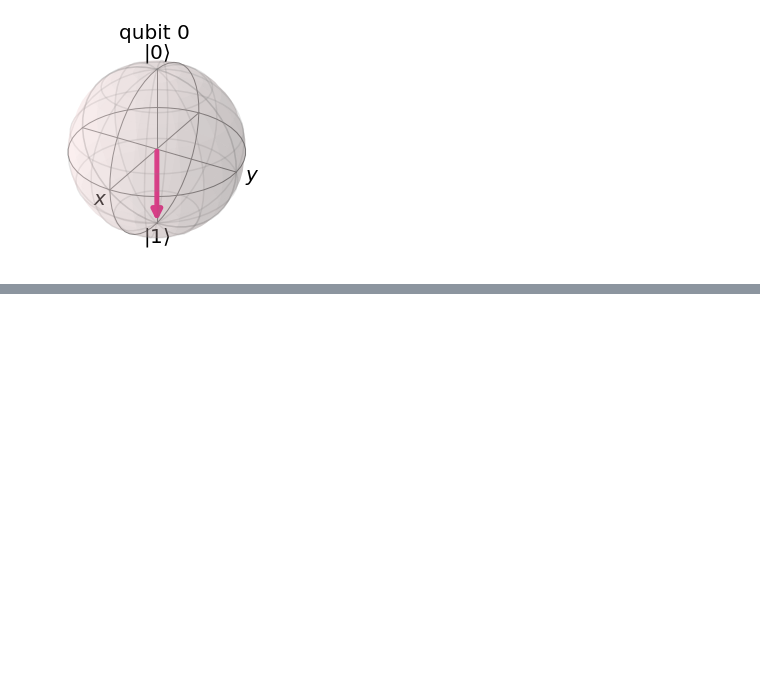
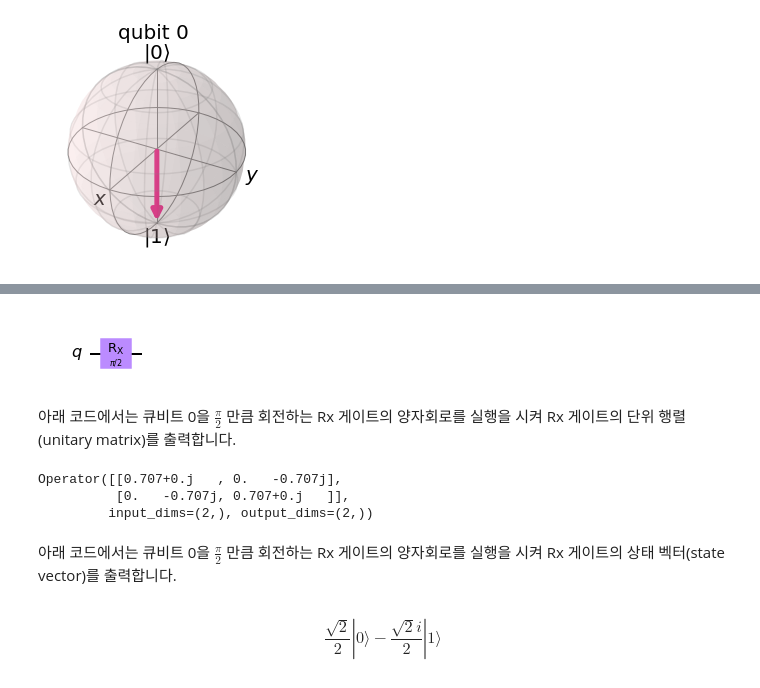
Before and after one commit to QuantumComputingKorea/Qiskit-Dev-Cert-lectures, a Jupyter notebook: Lecture1/lecture 1-0 - 단일 큐비트 게이트.ipynb, the cells around one changed output, grey strips where cells are left out. Saved outputs shown, nothing was run; the diff lists cells and outputs as text; code cells hidden in the pictures; blank space fills up the shorter version.

```diff
--- a/Lecture1/lecture 1-0 - 단일 큐비트 게이트.ipynb
+++ b/Lecture1/lecture 1-0 - 단일 큐비트 게이트.ipynb
@@ -519,0 +520,25 @@ IBM Quantum Composer은 그래픽적인 양자 프로그래밍 도구이며 큐
+# %%
+qc=QuantumCircuit(1) #1개의 큐비트를 가진 양자회로 만들기
+qc.rx(pi/2,0) #Rx 게이트를 넣어 큐비트 0에 pi/2만큼 회전시키기
+qc.draw(output="mpl") #양자회로 그리기
+# %% [output]
+[figure, added]
+# %% [markdown]
+아래 코드에서는 큐비트 0을 $\frac{\pi}{2}$ 만큼 회전하는 Rx 게이트의 양자회로를 실행을 시켜 Rx 게이트의 단위 행렬(unitary matrix)를 출력합니다.
+# %%
+backend = Aer.get_backend('unitary_simulator') #unitary simulator를 사용하는 backend를 만들기
+
+job = execute(qc, backend) #양자회로를 실행시키기
+result = job.result() #실행 결과를 가져오기
+print(result.get_unitary(qc, decimals=3)) #단위 행렬을 출력하기
+# %% [output]
+Operator([[0.707+0.j   , 0.   -0.707j],
+          [0.   -0.707j, 0.707+0.j   ]],
+         input_dims=(2,), output_dims=(2,))
+# %% [markdown]
+아래 코드에서는 큐비트 0을 $\frac{\pi}{2}$ 만큼 회전하는 Rx 게이트의 양자회로를 실행을 시켜 Rx 게이트의 상태 벡터(state vector)를 출력합니다.
+# %%
+state17 = execute(qc, StatevectorSimulator()).result().get_statevector() # 상태 벡터 시뮬레이션에 양자회로를 넣어 실행시키기
+state17.draw(output='latex') #latex 형태로 상태 벡터 출력하기
+# %% [output]
+$$\frac{\sqrt{2}}{2} |0\rangle- \frac{\sqrt{2} i}{2} |1\rangle$$
```
Also changed, not shown: parts of 80 cells of this notebook, 8 other files.
